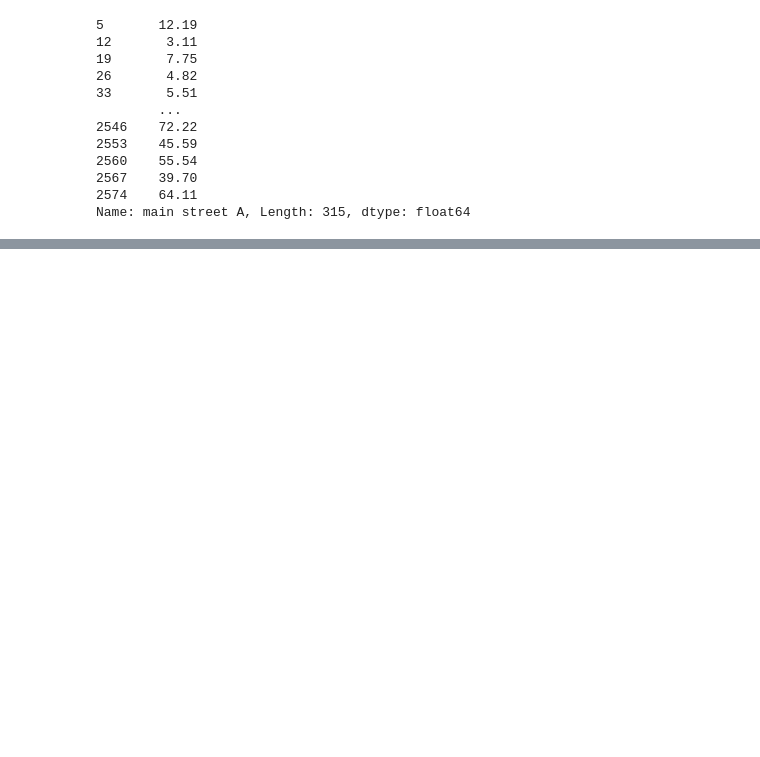
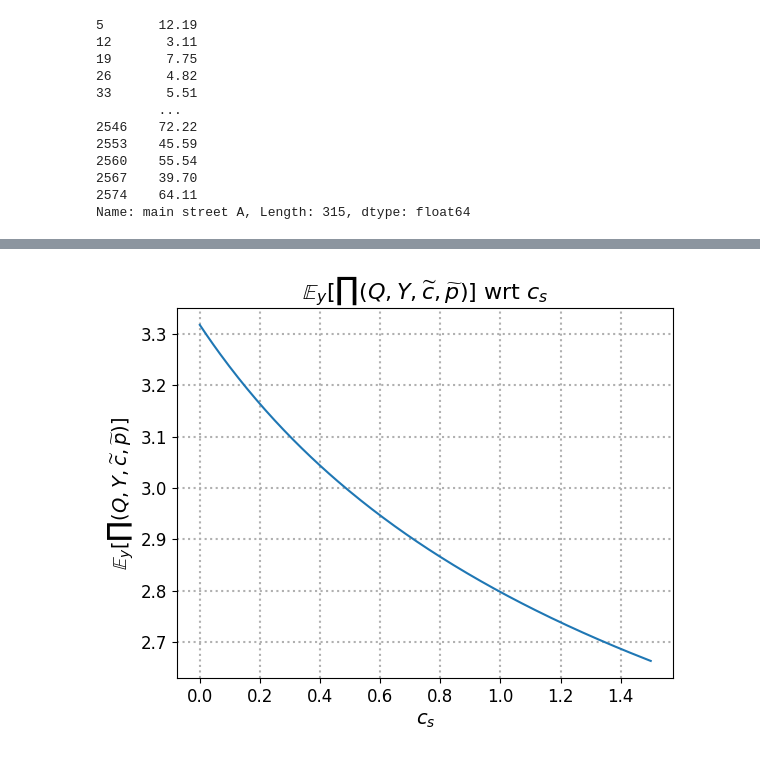
Before and after one commit to Marijn2404/TheThirdPiGame, a Jupyter notebook: code rick.ipynb, the cells around one changed output, grey strips where cells are left out. Drawn from its saved outputs; the diff is of its cells as text; code cells hidden in the pictures; blank space fills up the shorter version.

```diff
--- a/code rick.ipynb
+++ b/code rick.ipynb
@@ -130,0 +131,54 @@ main()
+# %%
+import numpy as np
+import scipy.stats as sts
+import matplotlib.pyplot as plt
+import scipy.integrate as ing
+
+def calcQParameter(c,p,cs,pl):
+    cWave = c - pl + cs
+    pWave = p - pl + cs
+
+    tau = 1 - (cWave / pWave)
+    estimatedQ = sts.norm.ppf(tau,loc=110,scale=10)
+    return estimatedQ
+
+def int_normal(y):
+    f = sts.norm.pdf(y,loc=110,scale=10)
+    return f*y
+
+def calcIntegrale(Q,c,p,cs,pl):
+    cWave = c - pl + cs
+    pWave = p - pl + cs
+
+    t1 = Q * (pWave - cWave)
+    t2 = pWave
+    t3 = ing.quad(int_normal,0,Q)[0]
+
+    return t1 - (t2 * t3)
+
+def main():
+    n = 200
+    c = 1
+    p = 1.5
+    pl = 0.02
+
+
+    vCS = np.linspace(0,1.5,n)
+    vQ = np.zeros(n)
+    vProfit = np.zeros(n)
+    for i in range(n):
+        vQ[i] = calcQParameter(c,p,vCS[i],pl)
+        vProfit[i]=calcIntegrale(vQ[i],c,p,vCS[i],pl)
+
+    plt.plot(vCS,vProfit)
+    plt.title(r'$\mathbb{E}_y [\prod(Q,Y,\widetilde{c},\widetilde{p})]$ wrt $c_s$',fontsize=16)
+    plt.xlabel(r'$c_s$',fontsize=14)
+    plt.ylabel(r'$\mathbb{E}_y [\prod(Q,Y,\widetilde{c},\widetilde{p})]$',fontsize=14)
+    plt.xticks(fontsize=12)
+    plt.yticks(fontsize=12)
+    plt.grid(True,linestyle=':',linewidth=1.5)
+    plt.show
+
+main()
+# %% [output]
+[figure, added]
```
Also changed, not shown: parts of 2 cells of this notebook, 3 other files.
